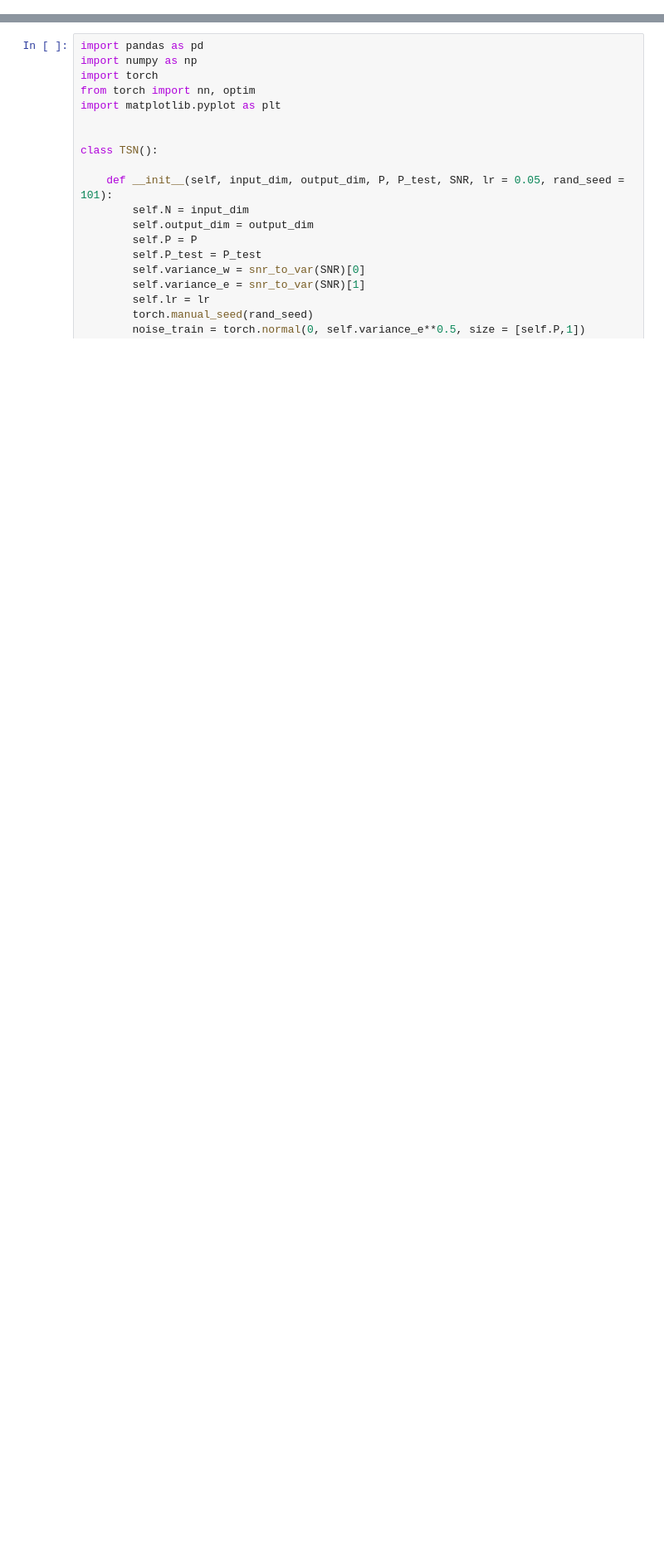
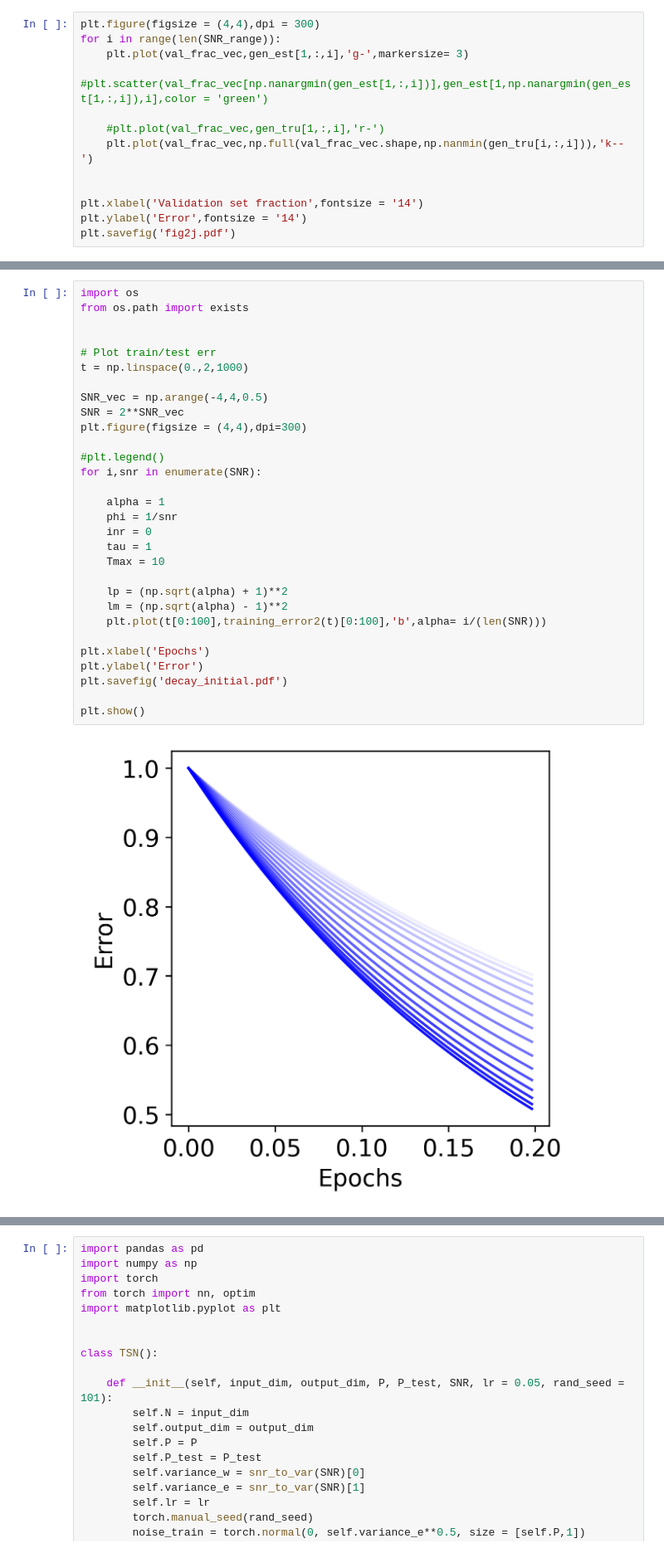
Before and after one commit to kodai-utsunomiya/memorization-and-generalization, a Jupyter notebook: Organizing_memories_for_generalization_in_complementary_learning_systems.ipynb, the cells around one changed output, grey strips where cells are left out. Shown at 83% size. Saved outputs shown, nothing was run; the diff lists cells and outputs as text; blank space fills up the shorter version.

```diff
--- a/Organizing_memories_for_generalization_in_complementary_learning_systems.ipynb
+++ b/Organizing_memories_for_generalization_in_complementary_learning_systems.ipynb
@@ -2,0 +643,13 @@
+# %%
+plt.figure(figsize = (4,4),dpi = 300)
+for i in range(len(SNR_range)):
+    plt.plot(val_frac_vec,gen_est[1,:,i],'g-',markersize= 3)
+    #plt.scatter(val_frac_vec[np.nanargmin(gen_est[1,:,i])],gen_est[1,np.nanargmin(gen_est[1,:,i]),i],color = 'green')
+
+    #plt.plot(val_frac_vec,gen_tru[1,:,i],'r-')
+    plt.plot(val_frac_vec,np.full(val_frac_vec.shape,np.nanmin(gen_tru[i,:,i])),'k--')
+
+
+plt.xlabel('Validation set fraction',fontsize = '14')
+plt.ylabel('Error',fontsize = '14')
+plt.savefig('fig2j.pdf')
@@ -2,0 +837,32 @@
+# %%
+import os
+from os.path import exists
+
+
+# Plot train/test err
+t = np.linspace(0.,2,1000)
+
+SNR_vec = np.arange(-4,4,0.5)
+SNR = 2**SNR_vec
+plt.figure(figsize = (4,4),dpi=300)
+
+#plt.legend()
+for i,snr in enumerate(SNR):
+
+    alpha = 1
+    phi = 1/snr
+    inr = 0
+    tau = 1
+    Tmax = 10
+
+    lp = (np.sqrt(alpha) + 1)**2
+    lm = (np.sqrt(alpha) - 1)**2
+    plt.plot(t[0:100],training_error2(t)[0:100],'b',alpha= i/(len(SNR)))
+
+plt.xlabel('Epochs')
+plt.ylabel('Error')
+plt.savefig('decay_initial.pdf')
+
+plt.show()
+# %% [output]
+[figure, added]
```
Also changed, not shown: parts of 24 cells of this notebook.
